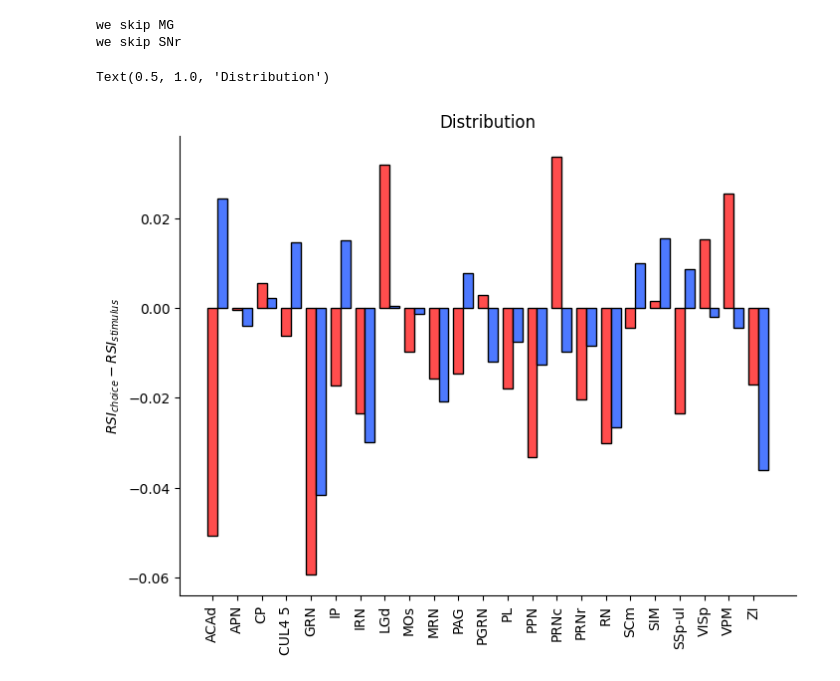
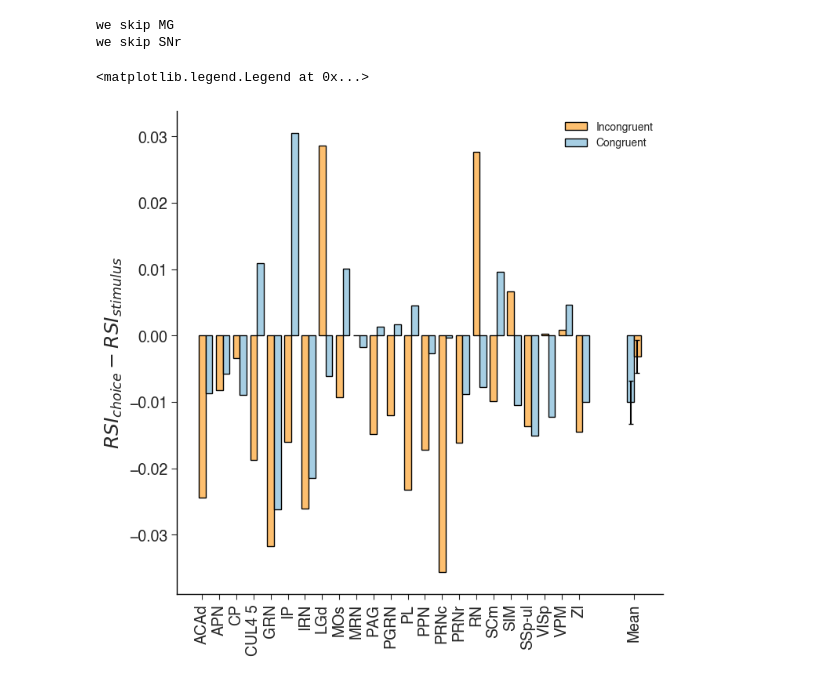
Before and after one commit to debottamKundu/ibl-partial-info-decomp, a Jupyter notebook: notebooks/rsi_different_epochs.ipynb, the cells around one changed output. Saved outputs shown, nothing was run; the diff lists cells and outputs as text; code cells hidden in the pictures.

```diff
--- a/notebooks/rsi_different_epochs.ipynb
+++ b/notebooks/rsi_different_epochs.ipynb
@@ -57,8 +54,8 @@ from ibl_info.rsi_collating import (
 )
 # %%
 # now for comparison
-choice_3bins = np.sort(glob("../data/generated/choice/pseudo/equi/*.pkl"))
-stim_3bins = np.sort(glob("../data/generated/mifiltered/equi/*.pkl"))
+choice_3bins = np.sort(glob("../data/generated/choice/pseudo/alternate/*.pkl"))
+stim_3bins = np.sort(glob("../data/generated/mifiltered/3bins/*.pkl"))
 
 # choice_equi = np.sort(glob("../data/generated/choice/equi/3bins/*.pkl"))
 # stim_equi = np.sort(glob("../data/generated/mifiltered/equi/*.pkl"))
@@ -277,20 +274,51 @@ regions, inc_choice, inc_stim, con_choice, con_stim = arrange_dumbell_data(
 # %% [output]
 we skip MG
 we skip SNr
+# %%
+regions_nx = np.concatenate([regions, ["Mean"]])
 # %%
-colors = ["#4D79FF", "#FF4D4D"]
+colors = ["#FDBF6F", "#A6CEE3"]
 # %%
 delta_con = con_choice - con_stim
 delta_incon = inc_choice - inc_stim
 # %%
-fig, ax = plt.subplots(figsize=(8, 6))
+plt.style.use("../figures.style")
+
+fig, ax = plt.subplots(figsize=(8, 8))
 sns.despine()
-plt.bar(np.arange(len(regions)), delta_incon, color=colors[1], edgecolor="k", width=0.4)
-plt.bar(np.arange(len(regions)) + 0.4, delta_con, color=colors[0], edgecolor="k", width=0.4)
+ax.bar(
+    np.arange(len(regions)),
+    delta_incon,
+    color=colors[0],
+    edgecolor="k",
+    width=0.4,
+    label="Incongruent",
+)
+ax.bar(
+    np.arange(len(regions)) + 0.4,
+    delta_con,
+    color=colors[1],
+    edgecolor="k",
+    width=0.4,
+    label="Congruent",
+)
+ax.bar(
+    np.asarray([0, 0.4]) + len(regions) + 2,
+    [np.mean(delta_incon), np.mean(delta_con)],
+    yerr=[np.std(delta_incon), np.std(delta_con)] / np.sqrt(len(regions)),
+    color=np.asarray(colors)[::-1],
+    edgecolor="k",
+    width=0.4,
+    capsize=2,
+)
 ax.set_ylabel("$RSI_{choice} - RSI_{stimulus}$")
-ax.set_xticks(np.arange(len(regions)), regions, rotation=90)
-plt.title("Distribution")
+ax.set_xticks(
+    np.concatenate([np.arange(len(regions)), np.asarray([0.2]) + len(regions) + 2]),
+    regions_nx,
+    rotation=90,
+)
+ax.legend()
 # %% [output]
-Text(0.5, 1.0, 'Distribution')
+<matplotlib.legend.Legend at 0x...>
-[figure, old version]
+[figure, new version]
 # %%
```
Also changed, not shown: parts of 10 cells of this notebook, 4 other files.
